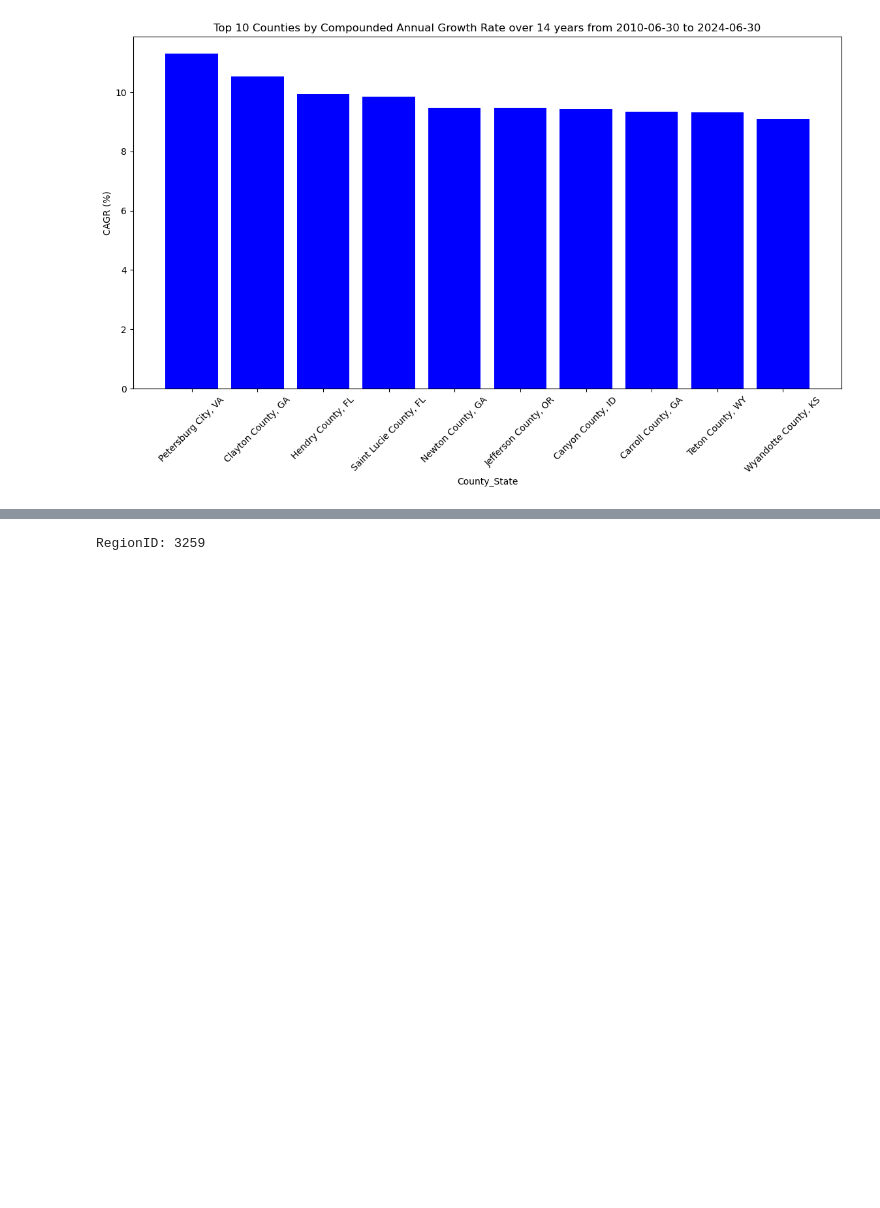
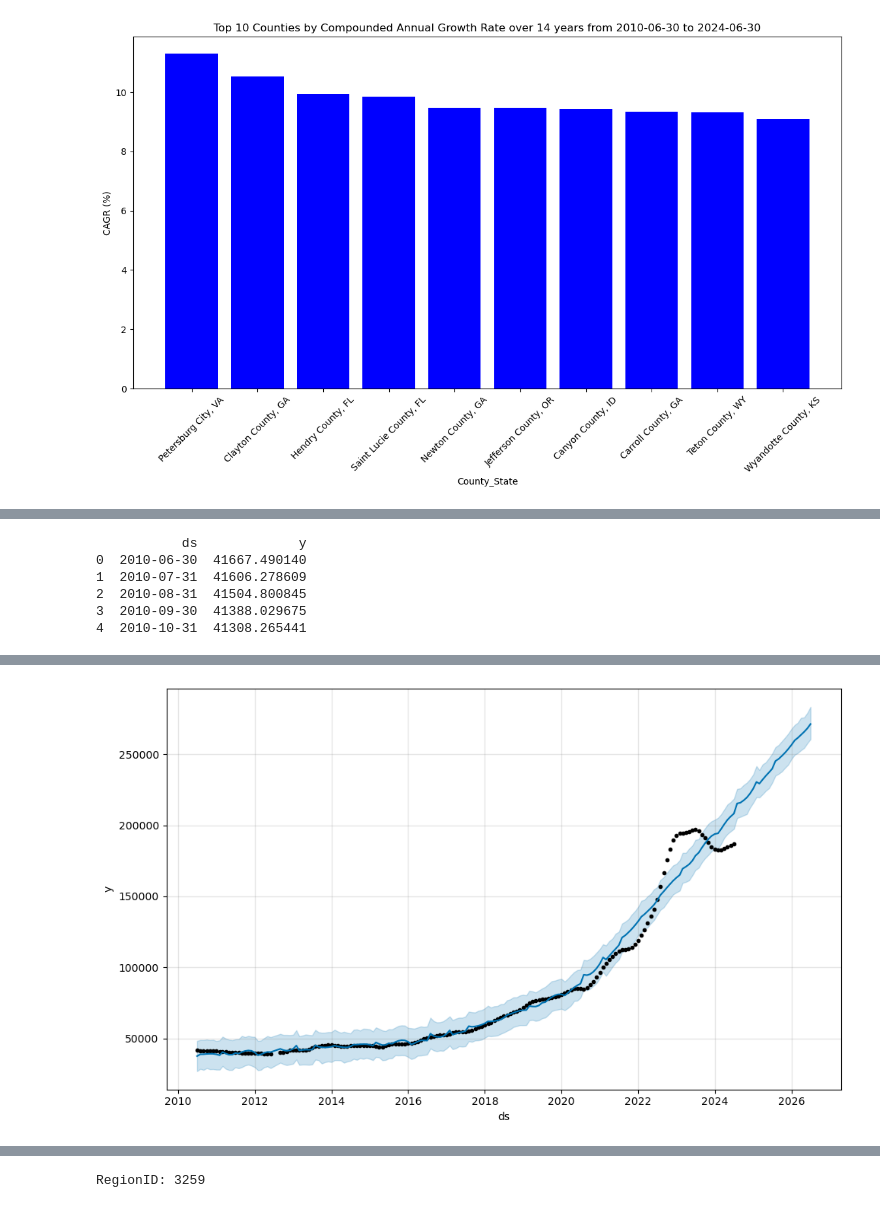
Before and after one commit to dfquinn23/Project_1, a Jupyter notebook: Zillow/home_values_county.ipynb, the cells around one changed output, grey strips where cells are left out. Cells and saved outputs as stored; diff of their text form; code cells hidden in the pictures; blank space fills up the shorter version.

Commit message:
Started investigation into tuning Prophet and capturing the Region Id as a possible key to relate the county to other geographic levels (eg: msa, zip, etc.)

```diff
--- a/Zillow/home_values_county.ipynb
+++ b/Zillow/home_values_county.ipynb
@@ -278,0 +279,29 @@ plt.show()
+# %%
+# Prepare data for Prophet
+train_set = plot_data.copy()
+train_set.reset_index(inplace=True)  # Make the index into a column
+train_set.columns = ['ds', 'y']  # Rename columns to what Prophet expects
+
+# Display the new DataFrame ready for Prophet
+print(train_set.head())
+# %% [output]
+           ds             y
+0  2010-06-30  41667.490140
+1  2010-07-31  41606.278609
+2  2010-08-31  41504.800845
+3  2010-09-30  41388.029675
+4  2010-10-31  41308.265441
+# %%
+ # Fit the Prophet model
+model_index0 = Prophet()
+model_index0.fit(train_set)
+
+# Future dataframe for 2 years ahead, specifying 24 monthly periods
+future_dates = model_index0.make_future_dataframe(periods=24, freq='M')
+
+# Predict future values
+forecast = model_index0.predict(future_dates)
+
+# Plot the forecast
+fig_0_1 = model_index0.plot(forecast)
+# %% [output]
@@ -278,0 +310 @@ plt.show()
+[figure, added]
```
Also changed, not shown: parts of 7 cells of this notebook.
